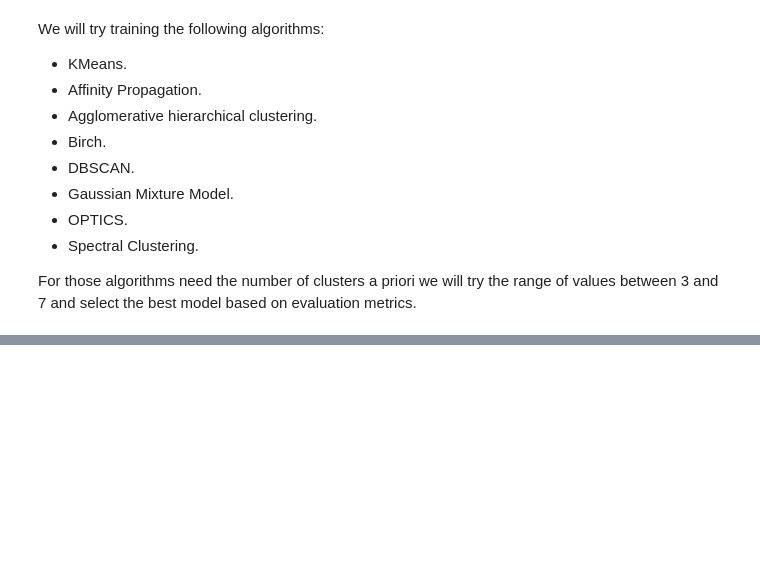
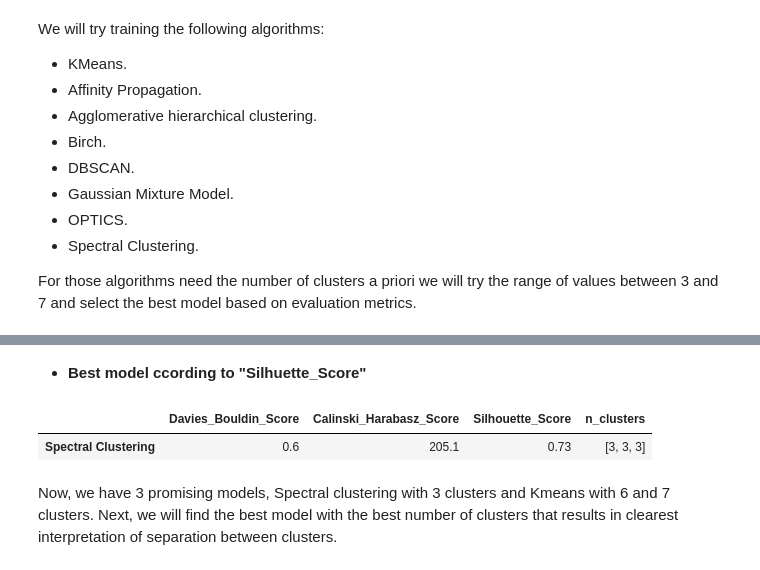
Before and after one commit to Ranjitkumarmuduli/Capstone-Project--4, a Jupyter notebook: Online_Retail_Customer_Segmentation_Capstone_Project.ipynb, the cells around one changed output, grey strips where cells are left out. Cells and saved outputs as stored; diff of their text form; code cells hidden in the pictures; blank space fills up the shorter version.

```diff
--- a/Online_Retail_Customer_Segmentation_Capstone_Project.ipynb
+++ b/Online_Retail_Customer_Segmentation_Capstone_Project.ipynb
@@ -949,0 +967,9 @@ models_scores
+# %% [markdown]
+* **Best model ccording to "Silhuette_Score"**
+# %%
+models_scores.loc[models_scores.Silhouette_Score == models_scores.Silhouette_Score.max()]
+# %% [output]
+|  | Davies_Bouldin_Score | Calinski_Harabasz_Score | Silhouette_Score | n_clusters |
+| Spectral Clustering | 0.6 | 205.1 | 0.73 | [3, 3, 3] |
+# %% [markdown]
+   Now, we have 3 promising models, Spectral clustering with 3 clusters and Kmeans with 6 and 7 clusters. Next, we will find the best model with the best number of clusters that results in clearest interpretation of separation between clusters.
```
Also changed, not shown: parts of 6 cells of this notebook.
